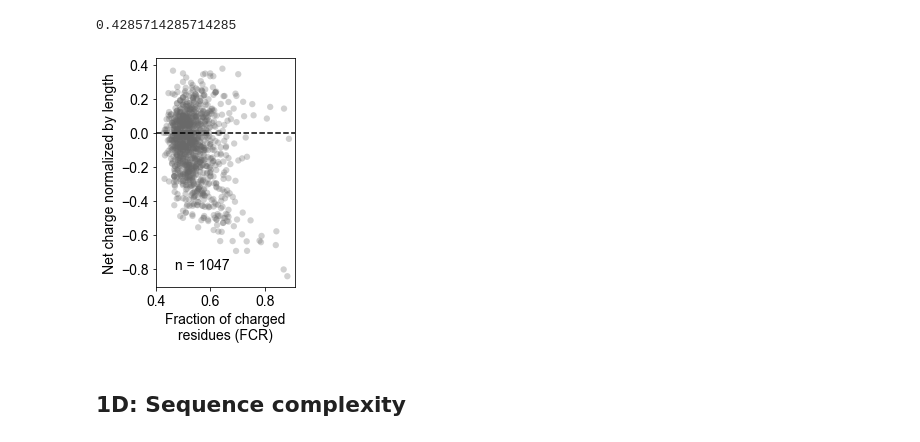
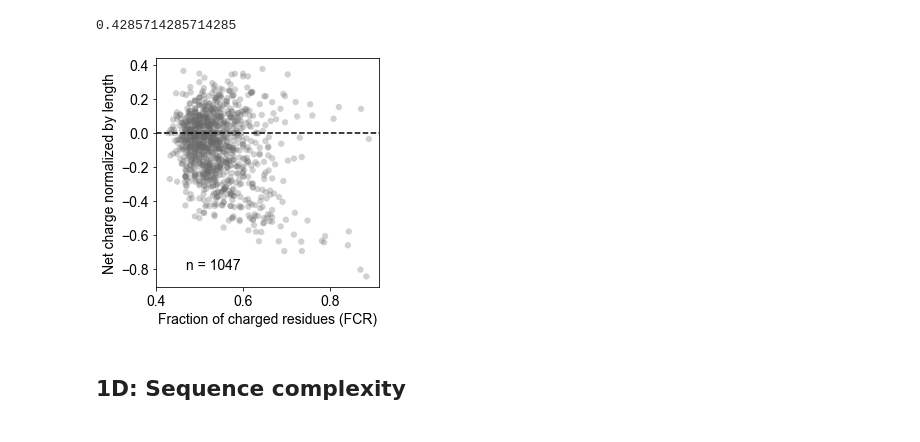
Before and after one commit to rosalindpan/hcrpaper, a Jupyter notebook: figures/Figure1.ipynb, the cells around one changed output. Cells and saved outputs as stored; diff of their text form; code cells hidden in the pictures.

Commit message:
figure 1, again

```diff
--- a/figures/Figure1.ipynb
+++ b/figures/Figure1.ipynb
@@ -271,19 +271,19 @@ np.min(charged_hits['frac.charge'])
 # %% [output]
 0.4285714285714285
 # %%
-plt.figure(figsize=(2.5,4.2))
+plt.figure(figsize=(4, 4.2))
 sns.scatterplot(x = charged_hits['frac.charge'], y = charged_hits['net_charge_per_len'],\
                 s=40, color="dimgrey", edgecolor='none', alpha=0.3)
 plt.axhline(0, linestyle='--', color='black')
 plt.annotate("n = {}".format(len(charged_hits)), xy=(0.47,-0.8), xycoords='data')
-plt.xlabel('Fraction of charged\nresidues (FCR)')
+plt.xlabel('Fraction of charged residues (FCR)')
 plt.ylabel('Net charge normalized by length')
 plt.yticks(np.arange(-0.8, 0.4, 0.2))
 plt.xticks(np.arange(0.4, 0.81, 0.2))
 plt.savefig('./plots/Figure1C.png', dpi=500, bbox_inches='tight')
 plt.show()
 # %% [output]
-[figure, old version]
+[figure, new version]
 # %% [markdown]
 ## 1D: Sequence complexity
 # %%
```
Also changed, not shown: parts of 6 cells of this notebook, 8 other files.
